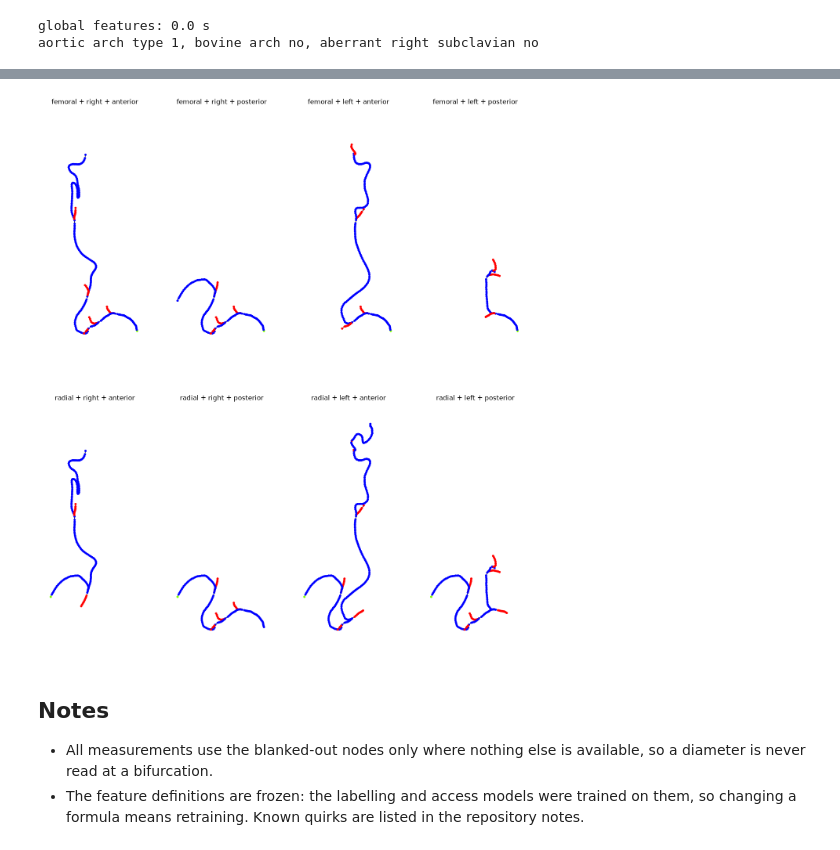
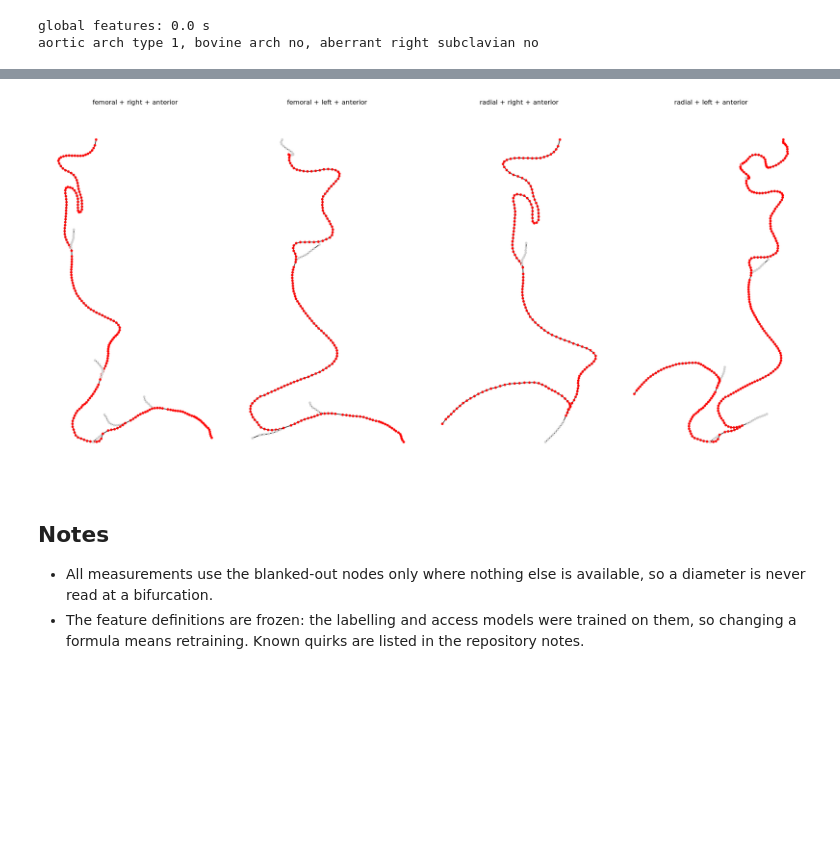
Before and after one commit to FLOWCAT-CV/arterial, a Jupyter notebook: notebooks/04_feature_extraction.ipynb, the cells around one changed output, grey strips where cells are left out. Cells and saved outputs as stored; diff of their text form; code cells hidden in the pictures; blank space fills up the shorter version.

```diff
--- a/notebooks/04_feature_extraction.ipynb
+++ b/notebooks/04_feature_extraction.ipynb
@@ -160,8 +156,13 @@ for idx, key in enumerate([("femoral", "left", "anterior"), ("radial", "right",
-# %%
-from arterial.feature_extraction.mapping.utils import make_supersegment_plots
-make_supersegment_plots(fe.supersegments, fe.local_graph, show=True)   # as saved in supersegments.png
-# %% [output]
-[figure, removed]
+# %%
+import networkx as nx
+fig, axes = plt.subplots(1, 4, figsize=(18, 9))
+for ax, (key, ss) in zip(axes, anterior.items()):
+    pos = {n: [-d["pos"][0], d["pos"][2]] for n, d in ss.nodes(data=True)}
+    colors = ["red" if d["features"]["is_supersegment"] else "lightgray" for _, d in ss.nodes(data=True)]
+    nx.draw(ss, pos, node_size=10, node_color=colors, ax=ax); ax.set_title(" + ".join(key), fontsize=11)
+plt.tight_layout()   # the coronal projection the pipeline saves in supersegments.png, anterior routes only
+# %% [output]
+[figure, added]
 # %% [markdown]
 ## Notes
 
```
Also changed, not shown: parts of 4 cells of this notebook.
